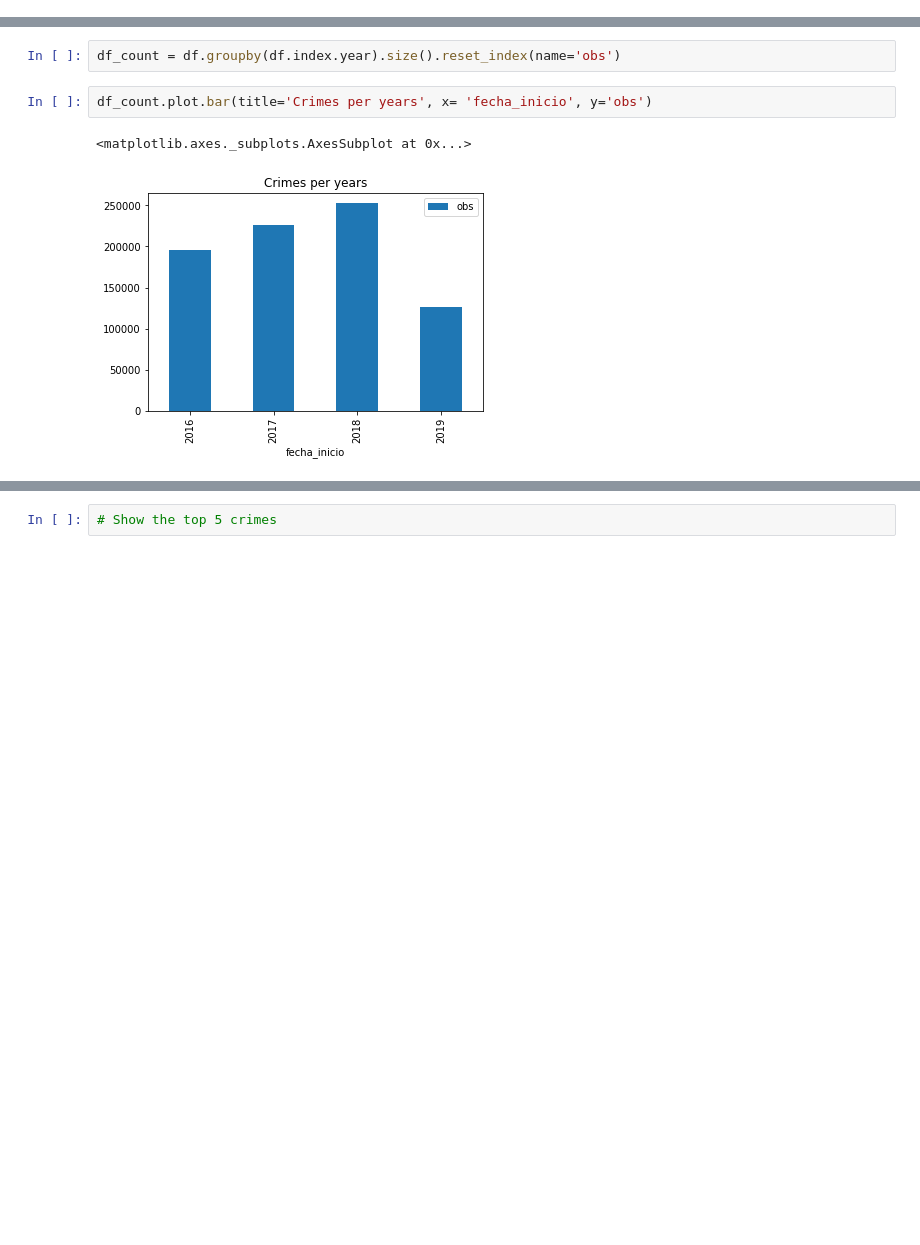
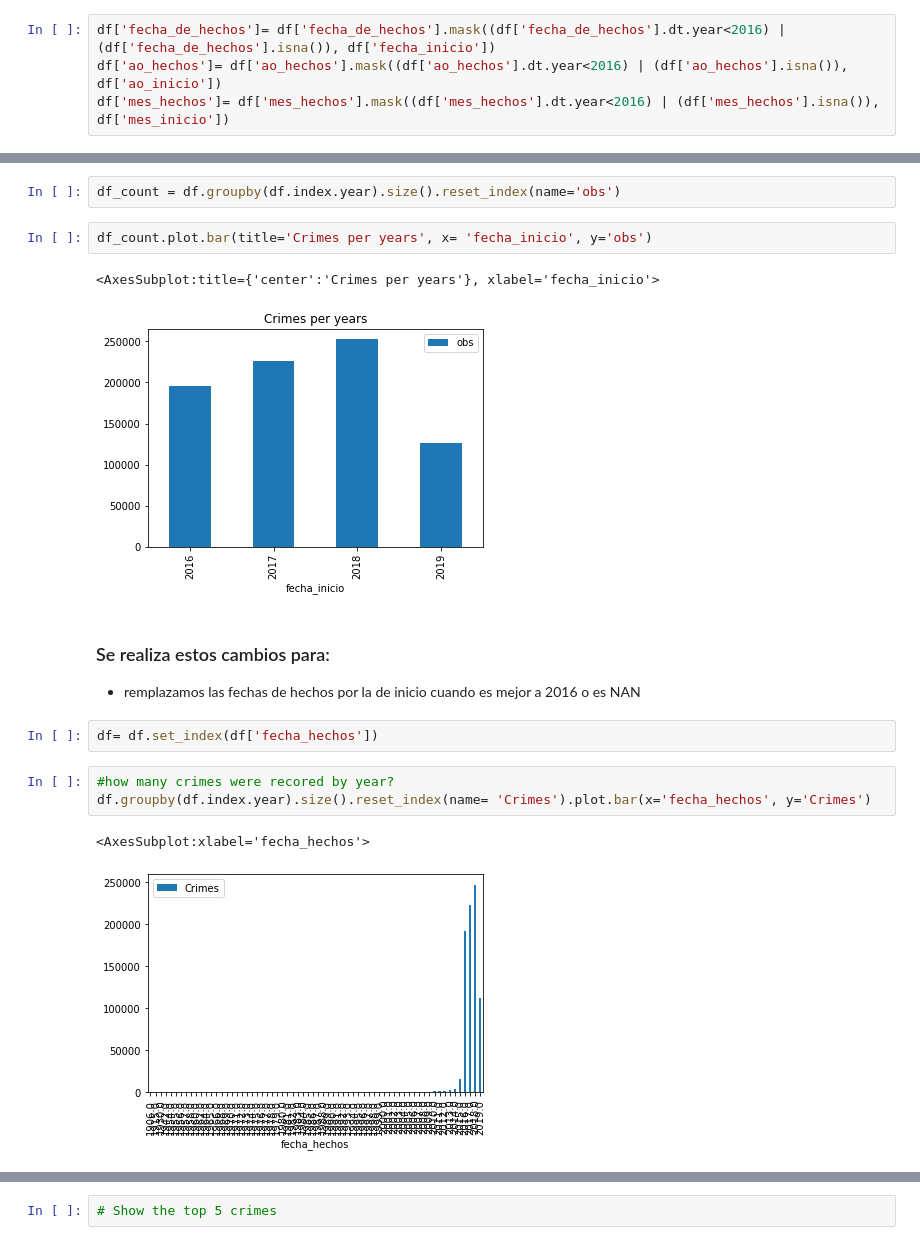
Before and after one commit to Eduardo-Coyto/ML-UTEC-4Geeks, a Jupyter notebook: DataSet Crimes_4GKS.ipynb, the cells around one changed output, grey strips where cells are left out. Drawn from its saved outputs; the diff is of its cells as text; blank space fills up the shorter version.

```diff
--- a/DataSet Crimes_4GKS.ipynb
+++ b/DataSet Crimes_4GKS.ipynb
@@ -121 +139,5 @@ df['ao_inicio'].value_counts().plot(kind='bar')
 [figure]
+# %%
+df['fecha_de_hechos']= df['fecha_de_hechos'].mask((df['fecha_de_hechos'].dt.year<2016) | (df['fecha_de_hechos'].isna()), df['fecha_inicio'])
+df['ao_hechos']= df['ao_hechos'].mask((df['ao_hechos'].dt.year<2016) | (df['ao_hechos'].isna()), df['ao_inicio'])
+df['mes_hechos']= df['mes_hechos'].mask((df['mes_hechos'].dt.year<2016) | (df['mes_hechos'].isna()), df['mes_inicio'])
@@ -126,5 +150,16 @@ df_count = df.groupby(df.index.year).size().reset_index(name='obs')
 # %%
 df_count.plot.bar(title='Crimes per years', x= 'fecha_inicio', y='obs')
 # %% [output]
-<matplotlib.axes._subplots.AxesSubplot at 0x...>
+<AxesSubplot:title={'center':'Crimes per years'}, xlabel='fecha_inicio'>
 [figure]
+# %% [markdown]
+### Se realiza estos cambios para:
+* remplazamos las fechas de hechos por la de inicio cuando es mejor a 2016 o es NAN
+# %%
+df= df.set_index(df['fecha_hechos'])
+# %%
+#how many crimes were recored by year?
+df.groupby(df.index.year).size().reset_index(name= 'Crimes').plot.bar(x='fecha_hechos', y='Crimes')
+# %% [output]
+<AxesSubplot:xlabel='fecha_hechos'>
+[figure, added]
```
Also changed, not shown: parts of 14 cells of this notebook.
